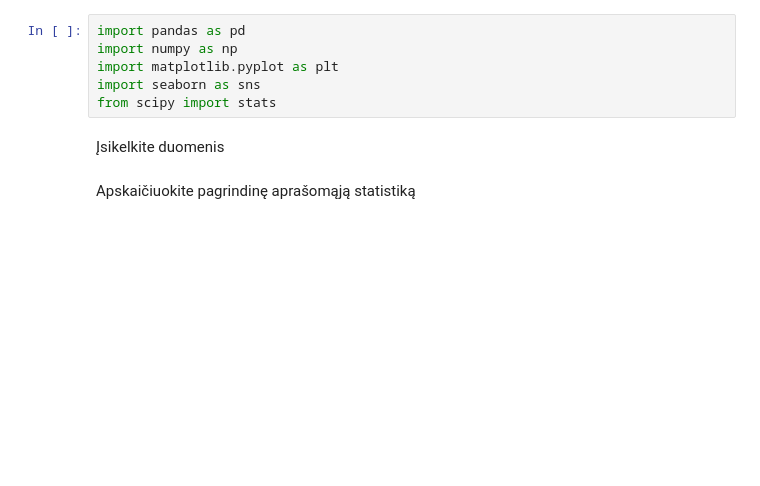
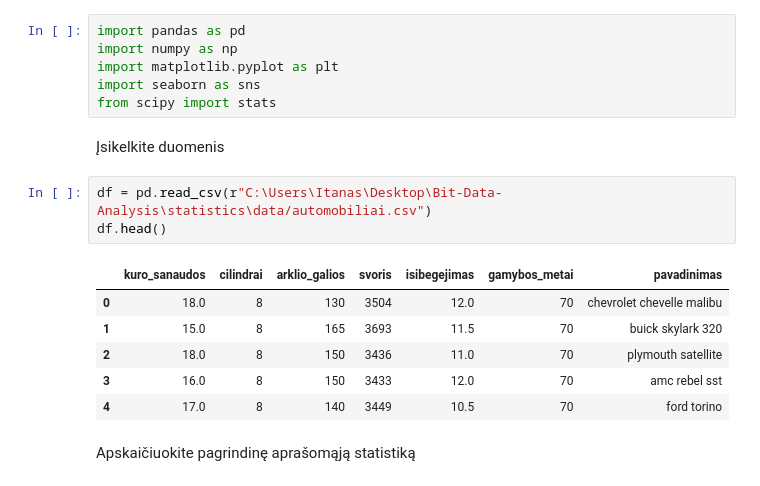
Before and after one commit to ItanasMin/Bit-Data-Analysis, a Jupyter notebook: statistics/labs/Statistics_Practice_automobiliai.ipynb, the cells around one changed output. Cells and saved outputs as stored; diff of their text form; blank space fills up the shorter version.

```diff
--- a/statistics/labs/Statistics_Practice_automobiliai.ipynb
+++ b/statistics/labs/Statistics_Practice_automobiliai.ipynb
@@ -6,5 +6,15 @@ import seaborn as sns
 from scipy import stats
 # %% [markdown]
 Įsikelkite duomenis
+# %%
+df = pd.read_csv(r"C:\Users\Itanas\Desktop\Bit-Data-Analysis\statistics\data/automobiliai.csv")
+df.head()
+# %% [output]
+|  | kuro_sanaudos | cilindrai | arklio_galios | svoris | isibegejimas | gamybos_metai | pavadinimas |
+| 0 | 18.0 | 8 | 130 | 3504 | 12.0 | 70 | chevrolet chevelle malibu |
+| 1 | 15.0 | 8 | 165 | 3693 | 11.5 | 70 | buick skylark 320 |
+| 2 | 18.0 | 8 | 150 | 3436 | 11.0 | 70 | plymouth satellite |
+| 3 | 16.0 | 8 | 150 | 3433 | 12.0 | 70 | amc rebel sst |
+| 4 | 17.0 | 8 | 140 | 3449 | 10.5 | 70 | ford torino |
 # %% [markdown]
 Apskaičiuokite pagrindinę aprašomąją statistiką
```
Also changed, not shown: parts of 5 cells of this notebook.
